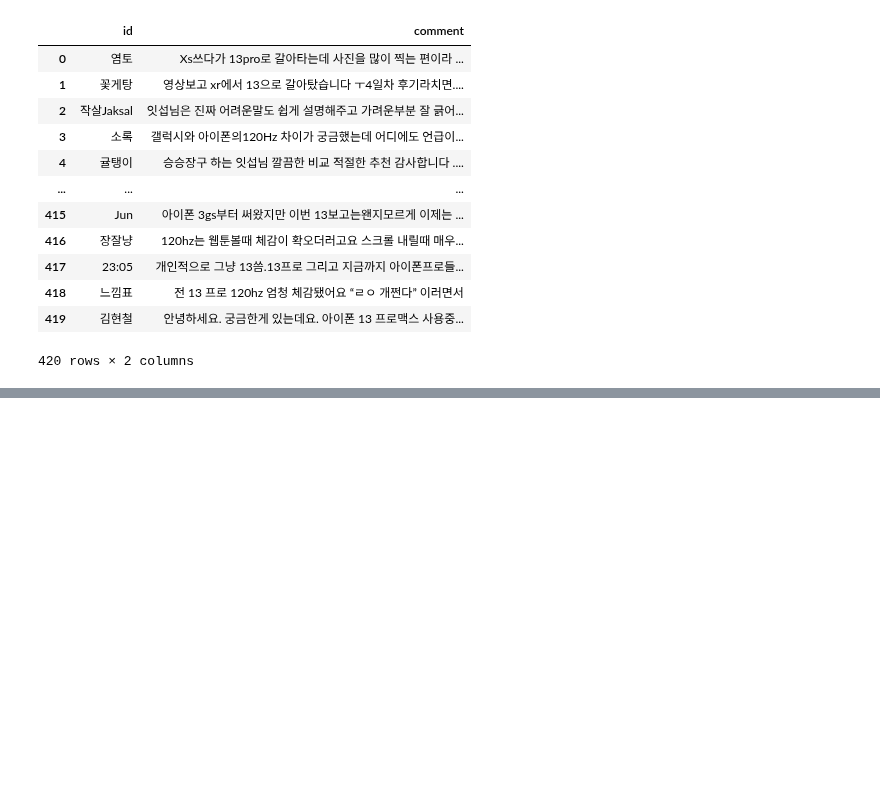
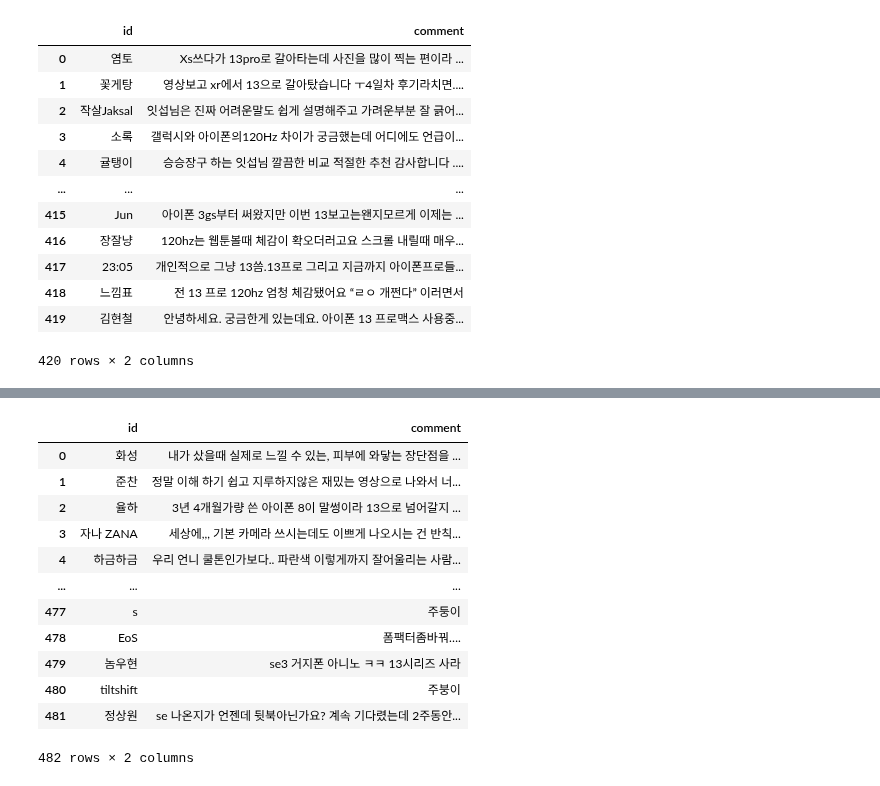
Before and after one commit to obilige/justone, a Jupyter notebook: re_analysis/selenium.ipynb, the cells around one changed output, grey strips where cells are left out. Cells and saved outputs as stored; diff of their text form; code cells hidden in the pictures; blank space fills up the shorter version.

```diff
--- a/re_analysis/selenium.ipynb
+++ b/re_analysis/selenium.ipynb
@@ -113,8 +190,27 @@ df.to_csv('data/0430.csv', encoding='utf-8')
 # 써본 사람만 아는 아이폰SE 3세대 의외의 장단점! 찐 사용후기 들고왔어요🍎
 # 주연 ZUYONI
 # 536개 댓글
-driver = webdriver.Chrome("/users/hoon/chromedriver")
-driver.get("https://www.youtube.com/watch?v=hGjulX7scZ4")
+path = "/users/hoon/chromedriver"
+url = "https://www.youtube.com/watch?v=nz_WHqpl6G0&t=49s"
+
+id_final, comment_final = youtube_crawl(path, url)
+# %%
+df1 = pd.DataFrame({'id' : id_final, 'comment' : comment_final})
+df1
+# %% [output]
+|  | id | comment |
+| 0 | 화성 | 내가 샀을때 실제로 느낄 수 있는, 피부에 와닿는 장단점을 ... |
+| 1 | 준찬 | 정말 이해 하기 쉽고 지루하지않은 재밌는 영상으로 나와서 너... |
+| 2 | 율하 | 3년 4개월가량 쓴 아이폰 8이 말썽이라 13으로 넘어갈지 ... |
+| 3 | 자나 ZANA | 세상에,,, 기본 카메라 쓰시는데도 이쁘게 나오시는 건 반칙... |
+| 4 | 하금하금 | 우리 언니 쿨톤인가보다.. 파란색 이렇게까지 잘어울리는 사람... |
+| ... | ... | ... |
+| 477 | s | 주둥이 |
+| 478 | EoS | 폼팩터좀바꿔…. |
+| 479 | 놈우현 | se3 거지폰 아니노 ㅋㅋ 13시리즈 사라 |
+| 480 | tiltshift | 주붕이 |
+| 481 | 정상원 | se 나온지가 언젠데 뒷북아닌가요? 계속 기다렸는데 2주동안... |
+482 rows × 2 columns
 # %%
 # 59만원짜리 아이폰SE 3세대 직접 써봤습니다, 살지말지 알려드림
 # 디에디트 THE EDIT
```
Also changed, not shown: parts of 17 cells of this notebook, 2 other files.
